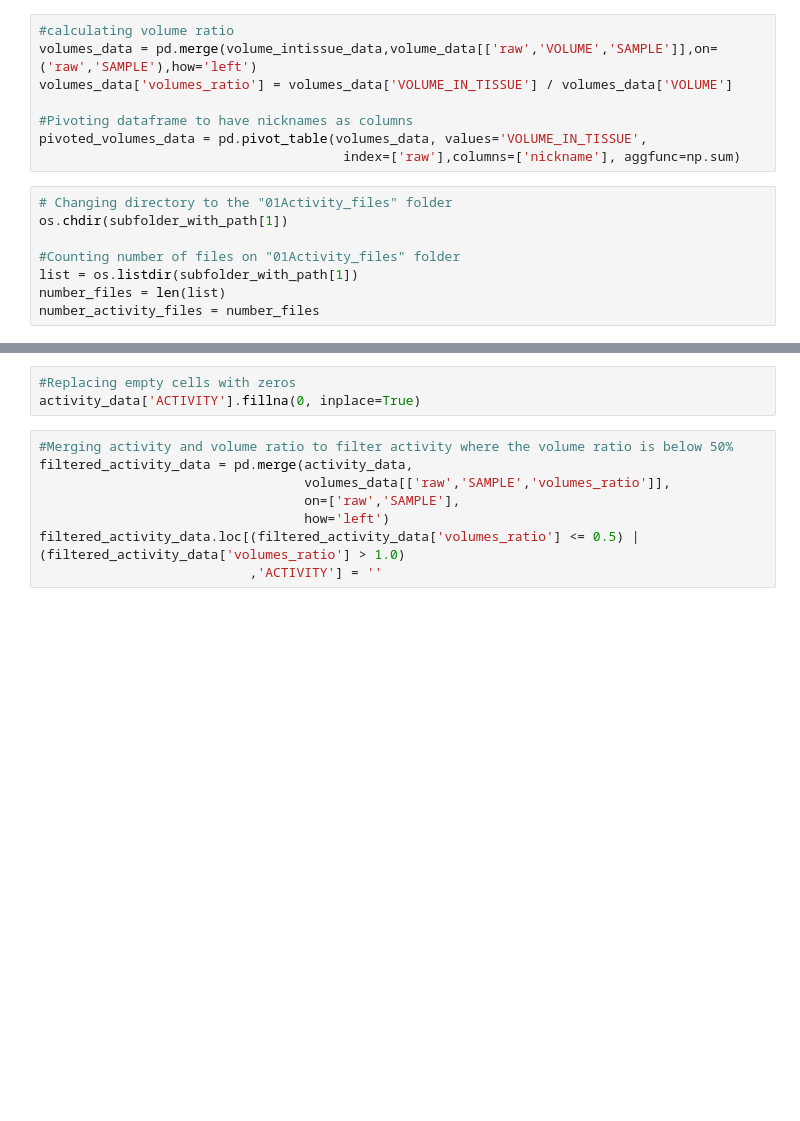
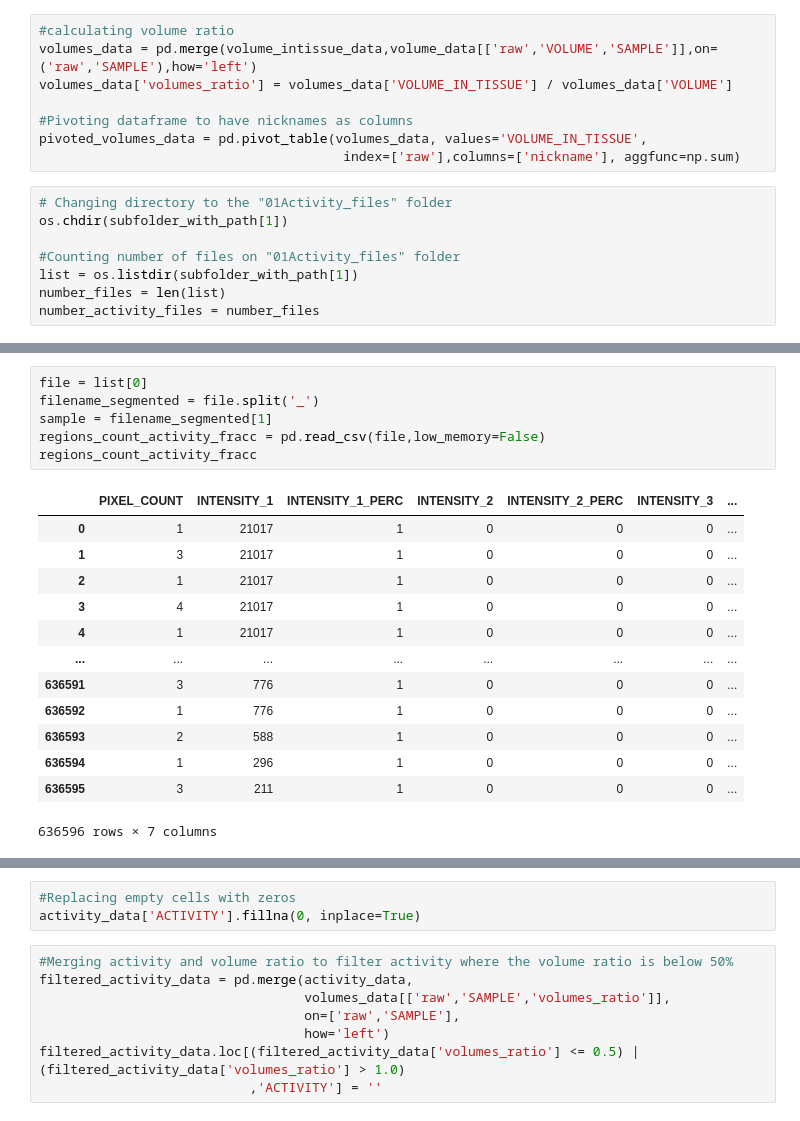
Before and after one commit to greciaro/Light-Sheet-Microscopy, a Jupyter notebook: cell_count_consensus.ipynb, the cells around one changed output, grey strips where cells are left out. Drawn from its saved outputs; the diff is of its cells as text; blank space fills up the shorter version.

```diff
--- a/cell_count_consensus.ipynb
+++ b/cell_count_consensus.ipynb
@@ -379,0 +393,20 @@ UnicodeDecodeError: 'utf-8' codec can't decode bytes in position 0-1: invalid co
+# %%
+file = list[0]
+filename_segmented = file.split('_')
+sample = filename_segmented[1]
+regions_count_activity_fracc = pd.read_csv(file,low_memory=False)
+regions_count_activity_fracc
+# %% [output]
+|  | PIXEL_COUNT | INTENSITY_1 | INTENSITY_1_PERC | INTENSITY_2 | INTENSITY_2_PERC | INTENSITY_3 | ... |
+| 0 | 1 | 21017 | 1 | 0 | 0 | 0 | ... |
+| 1 | 3 | 21017 | 1 | 0 | 0 | 0 | ... |
+| 2 | 1 | 21017 | 1 | 0 | 0 | 0 | ... |
+| 3 | 4 | 21017 | 1 | 0 | 0 | 0 | ... |
+| 4 | 1 | 21017 | 1 | 0 | 0 | 0 | ... |
+| ... | ... | ... | ... | ... | ... | ... | ... |
+| 636591 | 3 | 776 | 1 | 0 | 0 | 0 | ... |
+| 636592 | 1 | 776 | 1 | 0 | 0 | 0 | ... |
+| 636593 | 2 | 588 | 1 | 0 | 0 | 0 | ... |
+| 636594 | 1 | 296 | 1 | 0 | 0 | 0 | ... |
+| 636595 | 3 | 211 | 1 | 0 | 0 | 0 | ... |
+636596 rows × 7 columns
```
Also changed, not shown: parts of 4 cells of this notebook.
